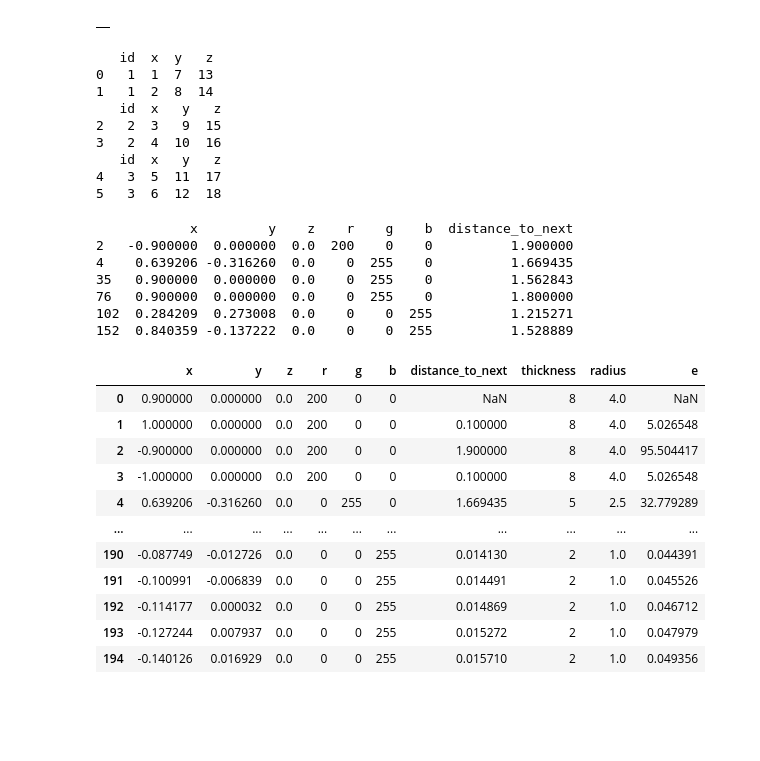
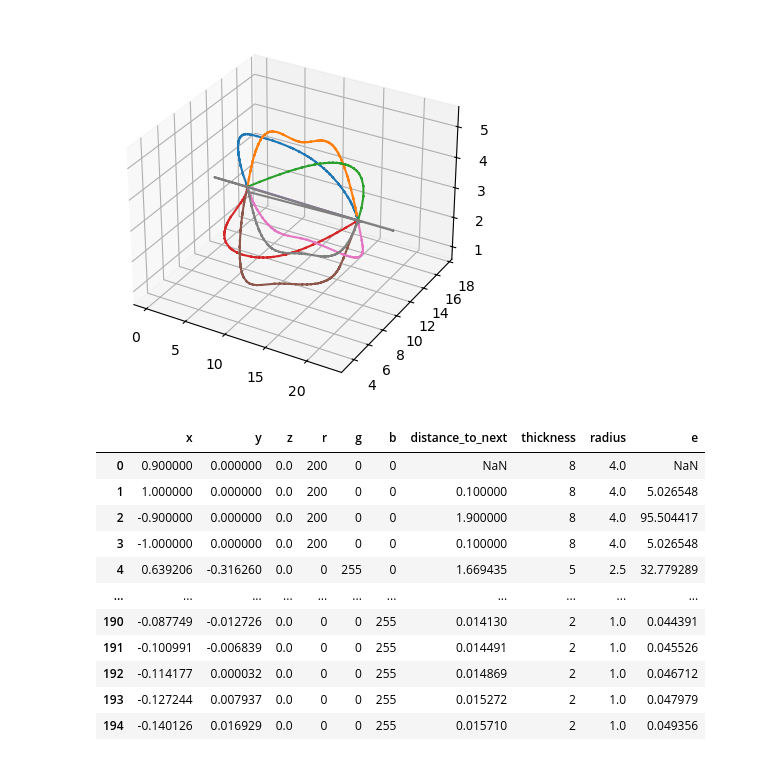
Before and after one commit to joeforth/fractal_slicer, a Jupyter notebook: many_colours_one_file_network.ipynb, the cells around one changed output. Cells and saved outputs as stored; diff of their text form; code cells hidden in the pictures; blank space fills up the shorter version.

```diff
--- a/many_colours_one_file_network.ipynb
+++ b/many_colours_one_file_network.ipynb
@@ -77,77 +82,13 @@ df_new[df_new['line_id'] == 1]
 # %%
-df_new
+fig = plt.figure()
+ax = fig.add_subplot(111, projection='3d')
+
+for n in np.unique(df['line_id'].values):
+    ax.plot(df[df['line_id'] == n]['x'], df[df['line_id'] == n]['y'], df[df['line_id'] == n]['z'])
+
+plt.show()
 # %% [output]
-|  |
+[figure, added]
-# %%
-import pandas as pd
-
-# Example DataFrame
-df = pd.DataFrame({
-    'id': [1, 1, 2, 2, 3, 3],
-    'x': [1, 2, 3, 4, 5, 6],
-    'y': [7, 8, 9, 10, 11, 12],
-    'z': [13, 14, 15, 16, 17, 18]
-})
-
-# Define a function to apply to each group
-def process_curve(group):
-    # Example: calculate the mean of x, y, z for each curve
-    print(group)
-    return group[['x', 'y', 'z']].mean()
-
-# Use groupby and apply
-result = df.groupby('id').apply(process_curve)
-# %% [output]
-   id  x  y   z
-0   1  1  7  13
-1   1  2  8  14
-   id  x   y   z
-2   2  3   9  15
-3   2  4  10  16
-   id  x   y   z
-4   3  5  11  17
-5   3  6  12  18
-# %%
-# Connect the end points of lines that are within a threshold distance
-# unique_combinations = df.drop_duplicates(subset=['r', 'g', 'b'])
-# unique_combinations
-# shape_starts = unique_combinations.index.tolist()
-# print(shape_starts)
-
-# The tricky bit is still the start and end of each shape - though the good news you have
-# multiple bits of information to identify them. You need to decide what to do at the end of each shape - join or jump
-# First assign a shape ID to each line
-
-
-
-# Case 1 - the start and end points of the line and its corresponding colour don't quite match up
-
-
-# # Define the critical distance value
-# critical_distance = 1.1
-
-# # Find rows where distance_to_next is greater than the critical value
-# greater_than_critical = df[df['distance_from_last'] > critical_distance]
-# # greater_than_critical
-# df.iloc[14:19]
-
-# # Plot a histogram of the distances
-# plt.hist(distances_no_nan, bins=10, edgecolor='black')
-# plt.xlabel('Distance')
-# plt.ylabel('Frequency')
-# plt.title('Histogram of Distances Between Consecutive Points')
-# plt.show()
-
-# Display the rows that meet the condition
-print(greater_than_critical)
-# %% [output]
-            x         y    z    r    g    b  distance_to_next
-2   -0.900000  0.000000  0.0  200    0    0          1.900000
-4    0.639206 -0.316260  0.0    0  255    0          1.669435
-35   0.900000  0.000000  0.0    0  255    0          1.562843
-76   0.900000  0.000000  0.0    0  255    0          1.800000
-102  0.284209  0.273008  0.0    0    0  255          1.215271
-152  0.840359 -0.137222  0.0    0    0  255          1.528889
 # %%
 def determine_style(row):
     # capillaries
```
Also changed, not shown: parts of 3 cells of this notebook, 1 other file.
